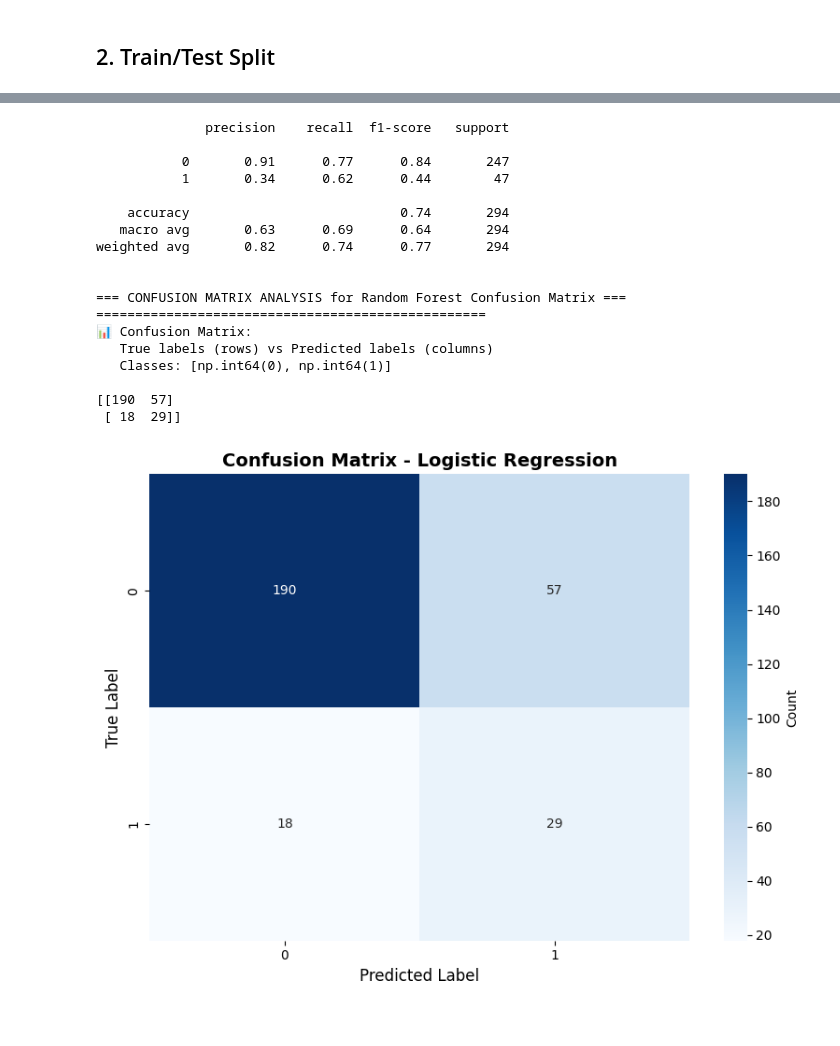
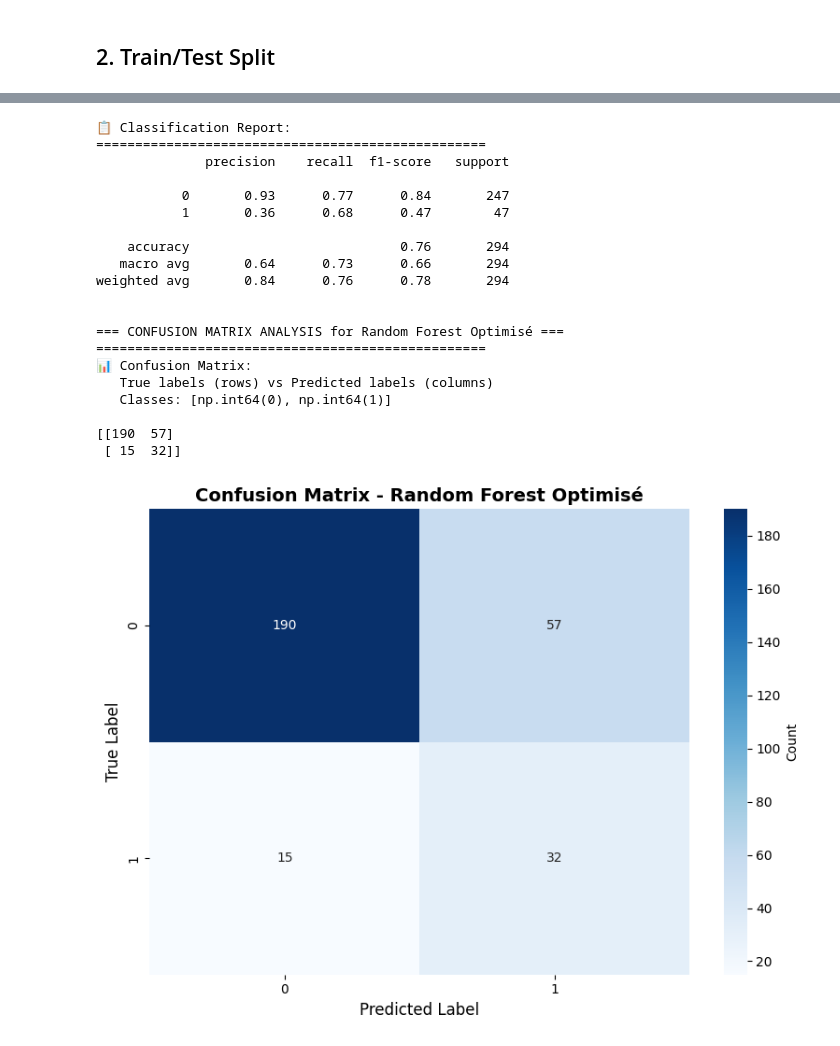
Before and after one commit to XavierCoulon/OC_P4_ESN_TechNova_Partners, a Jupyter notebook: notebooks/modeling/04_optimization.ipynb, the cells around one changed output, grey strips where cells are left out. Drawn from its saved outputs; the diff is of its cells as text; code cells hidden in the pictures.

```diff
--- a/notebooks/modeling/04_optimization.ipynb
+++ b/notebooks/modeling/04_optimization.ipynb
@@ -251,38 +295,40 @@ y_pred_final = (y_proba_test >= 0.4).astype(int)
 # %%
 # =======================
-# ÉVALUATION DU MODELE
+# RAPPORT DÉTAILLÉ DU MODÈLE
 # =======================
 from sklearn.metrics import classification_report
 
-
-
-# Classification report
+# Classification report détaillé
+print("📋 Classification Report:")
+print("="*50)
 print(classification_report(y_test, y_pred_final))
 
-# Confusion matrix
+# Confusion matrix avec visualisation
 confusion_matrix_analysis(
-    y_test, y_pred_final, model_name="Random Forest Confusion Matrix"
+    y_test, y_pred_final, model_name="Random Forest Optimisé"
 )
 # %% [output]
+📋 Classification Report:
+==================================================
               precision    recall  f1-score   support
 
-           0       0.91      0.77      0.84       247
-           1       0.34      0.62      0.44        47
+           0       0.93      0.77      0.84       247
+           1       0.36      0.68      0.47        47
 
-    accuracy                           0.74       294
-   macro avg       0.63      0.69      0.64       294
-weighted avg       0.82      0.74      0.77       294
+    accuracy                           0.76       294
+   macro avg       0.64      0.73      0.66       294
+weighted avg       0.84      0.76      0.78       294
 
 
-=== CONFUSION MATRIX ANALYSIS for Random Forest Confusion Matrix ===
+=== CONFUSION MATRIX ANALYSIS for Random Forest Optimisé ===
 ==================================================
 📊 Confusion Matrix:
    True labels (rows) vs Predicted labels (columns)
    Classes: [np.int64(0), np.int64(1)]
 
 [[190  57]
- [ 18  29]]
+ [ 15  32]]
-[figure, old version]
+[figure, new version]
 📈 Confusion Matrix Analysis:
 
    Class 0:
```
Also changed, not shown: parts of 12 cells of this notebook, 7 other files.
